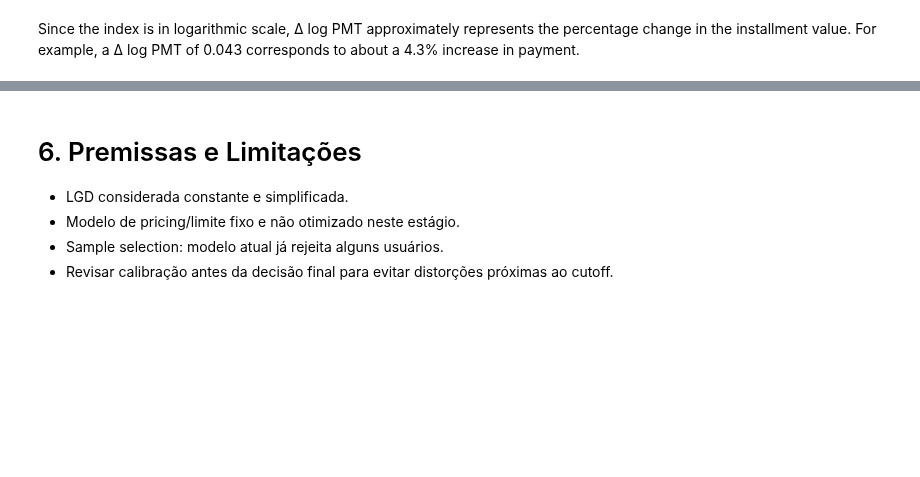
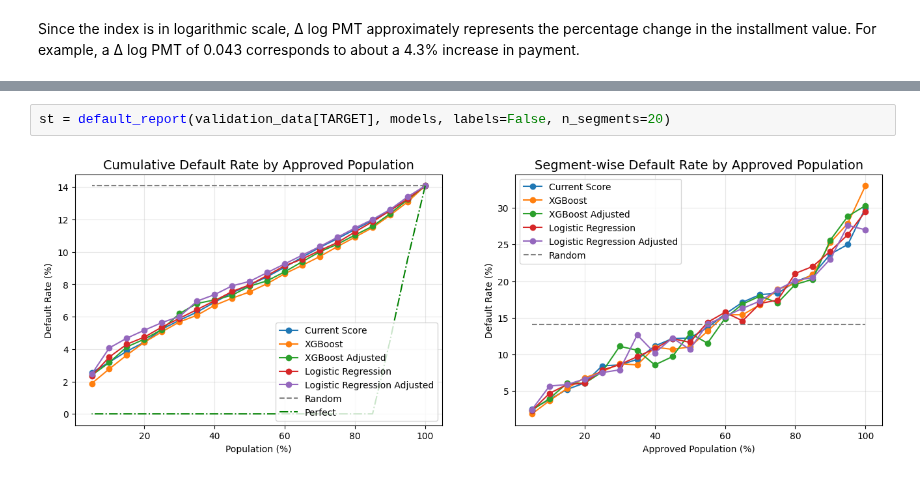
Before and after one commit to imonteiroyh/LoanCreditRisk, a Jupyter notebook: notebooks/05_policy.ipynb, the cells around one changed output, grey strips where cells are left out. Drawn from its saved outputs; the diff is of its cells as text; blank space fills up the shorter version.

```diff
--- a/notebooks/05_policy.ipynb
+++ b/notebooks/05_policy.ipynb
@@ -633,6 +408,4 @@ display(
-# %% [markdown]
-# 6. Premissas e Limitações
-- LGD considerada constante e simplificada.
-- Modelo de pricing/limite fixo e não otimizado neste estágio.
-- Sample selection: modelo atual já rejeita alguns usuários.
-- Revisar calibração antes da decisão final para evitar distorções próximas ao cutoff.
+# %%
+st = default_report(validation_data[TARGET], models, labels=False, n_segments=20)
+# %% [output]
+[figure, added]
```
Also changed, not shown: parts of 29 cells of this notebook.
